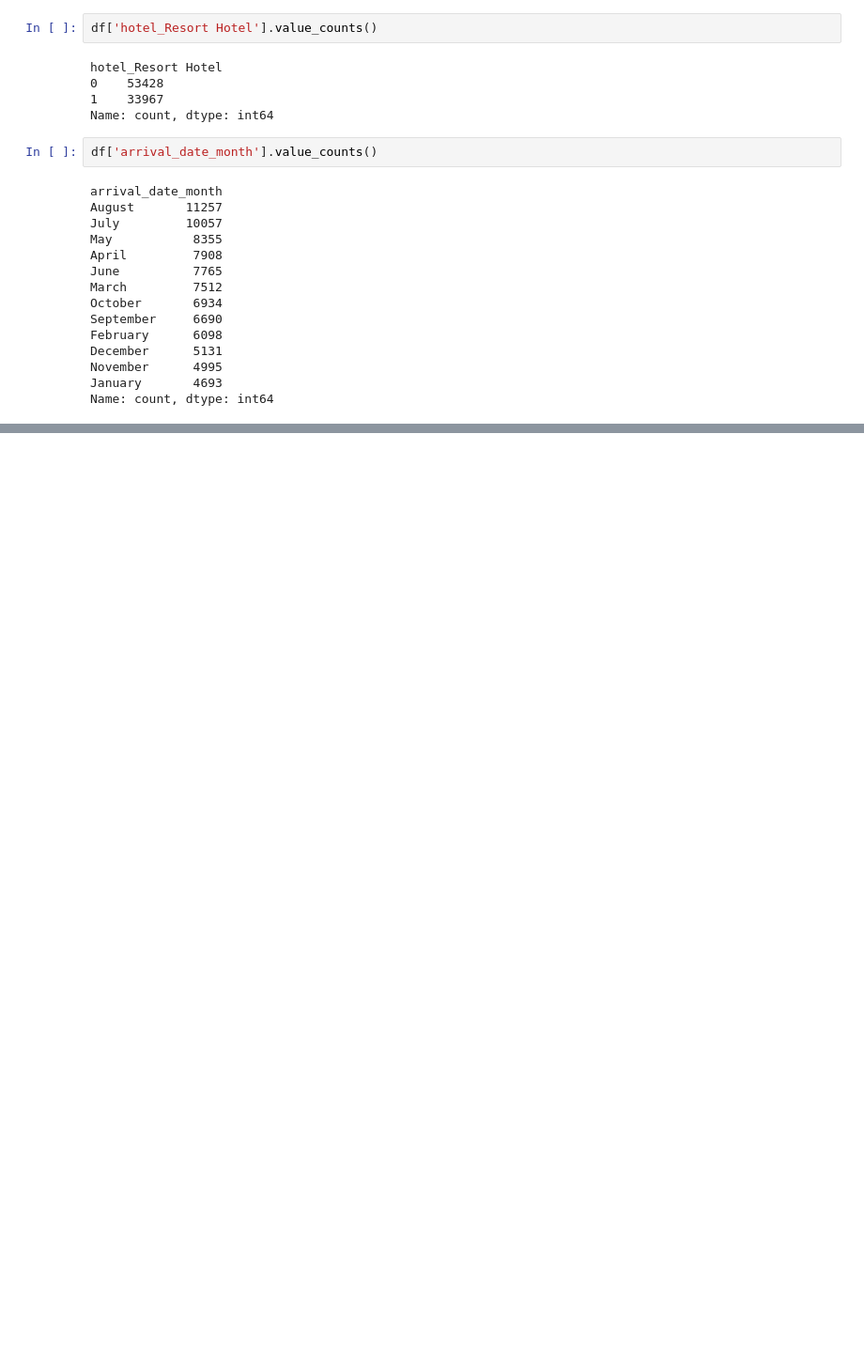
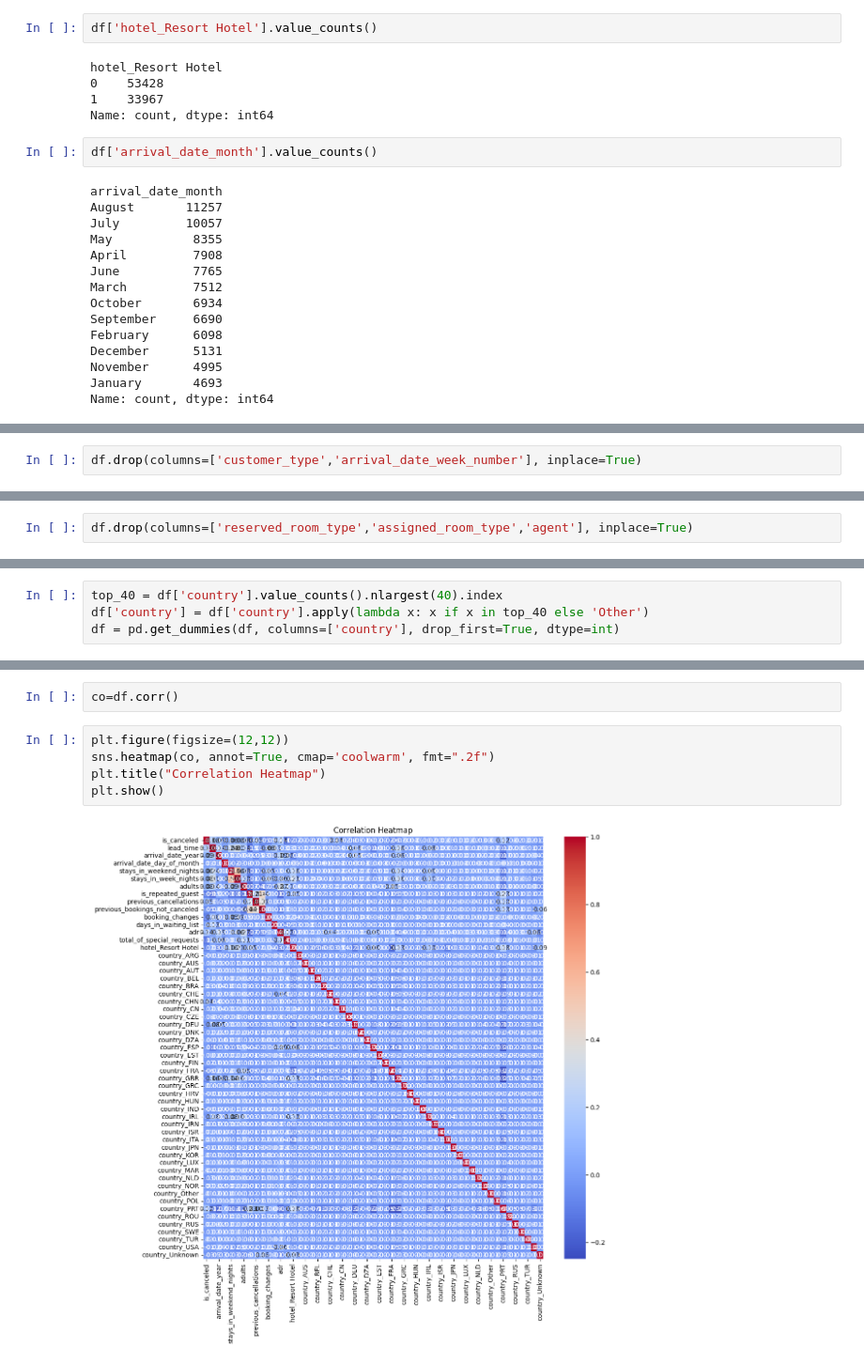
Before and after one commit to mayurimamdi/HotelBookingSystem, a Jupyter notebook: notebooks/01_eda.ipynb, the cells around one changed output, grey strips where cells are left out. Shown at 94% size. Drawn from its saved outputs; the diff is of its cells as text; blank space fills up the shorter version.

```diff
--- a/notebooks/01_eda.ipynb
+++ b/notebooks/01_eda.ipynb
@@ -1089,0 +1101,2 @@ df['arrival_date_month']=df['arrival_date_month'].map({'January': 1, 'February':
+# %%
+df.drop(columns=['customer_type','arrival_date_week_number'], inplace=True)
@@ -1089,0 +1123,2 @@ df['arrival_date_month']=df['arrival_date_month'].map({'January': 1, 'February':
+# %%
+df.drop(columns=['reserved_room_type','assigned_room_type','agent'], inplace=True)
@@ -1089,0 +1161,4 @@ df['arrival_date_month']=df['arrival_date_month'].map({'January': 1, 'February':
+# %%
+top_40 = df['country'].value_counts().nlargest(40).index
+df['country'] = df['country'].apply(lambda x: x if x in top_40 else 'Other')
+df = pd.get_dummies(df, columns=['country'], drop_first=True, dtype=int)
@@ -1089,0 +1175,9 @@ df['arrival_date_month']=df['arrival_date_month'].map({'January': 1, 'February':
+# %%
+co=df.corr()
+# %%
+plt.figure(figsize=(12,12))
+sns.heatmap(co, annot=True, cmap='coolwarm', fmt=".2f")
+plt.title("Correlation Heatmap")
+plt.show()
+# %% [output]
+[figure, added]
```
Also changed, not shown: parts of 13 cells of this notebook, 1 other file.
